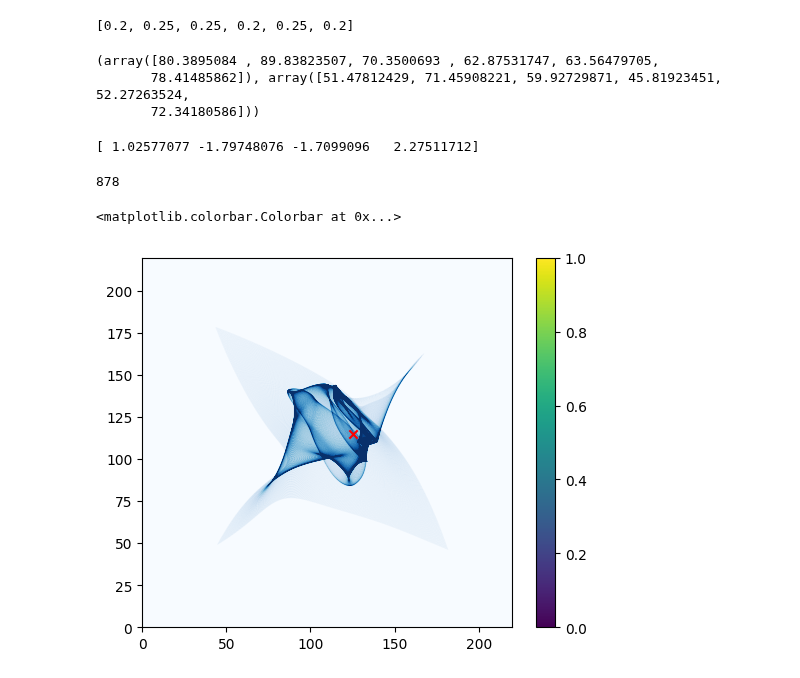
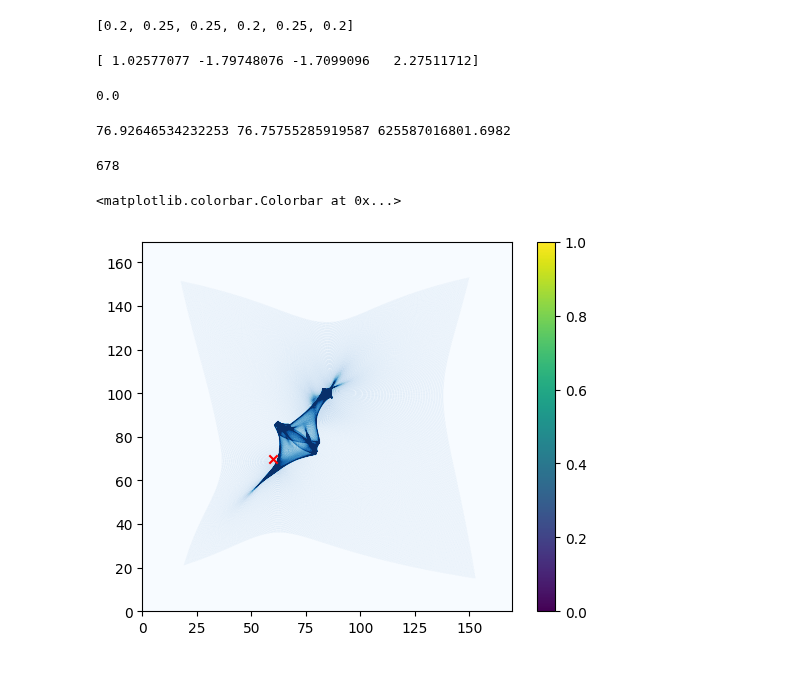
Before and after one commit to diceandcats/GWlensing_Brian, a Jupyter notebook: only_dt.ipynb, the cells around one changed output. Cells and saved outputs as stored; diff of their text form; code cells hidden in the pictures.

Commit message:
10/11 localization issues

```diff
--- a/only_dt.ipynb
+++ b/only_dt.ipynb
@@ -97,15 +97,7 @@ dt = (0.0, 88594.90558064939, 91797.85200701188, 91896.81383935199, 92121.653228
 # %%
 # set up the class
 
-cluster = ClusterLensing(datax_list, datay_list, data_psi_list, 0.5, 1, pixscale_list, diff_z=False)
-
-img = cluster.image_position(63.8,84.1, index = 1)
-dt = cluster.time_delay(img[0],img[1], index = 1)
-print(img)
+cluster = ClusterLensing_fyp(datax_list, datay_list, data_psi_list, 0.5, 1, pixscale_list, diff_z=False)
-# %% [output]
-(array([80.3895084 , 89.83823507, 70.3500693 , 62.87531747, 63.56479705,
-       78.41485862]), array([51.47812429, 71.45908221, 59.92729871, 45.81923451, 52.27263524,
-       72.34180586]))
 # %%
 # check with the lenstronomy package directly
 realsize = 878
@@ -125,29 +117,41 @@ mag = lensModel_real.magnification(img_po[0], img_po[1], kwargs_lens2)
 print(mag)
 # %% [output]
 [ 1.02577077 -1.79748076 -1.7099096   2.27511712]
+# %%
+src_guess = (63.8, 84.1)
+chi_sq = cluster.chi_squared(src_guess, dt, index = 1)
+print(chi_sq)
+# %% [output]
+0.0
+# %%
+# localization of images
+x_approx, y_approx, chi_sq = cluster.localize_known_cluster(x_src_guess=75,y_src_guess=80,dt_true = dt, index = 1)
+print(x_approx, y_approx, chi_sq)
+# %% [output]
+76.92646534232253 76.75755285919587 625587016801.6982
 # %%
-print(len(datax_list[4]))
+print(len(datax_list[1]))
 # %% [output]
-878
+678
 # %%
 # look at the caustic
-array_test = np.zeros((878,878))
-datay = datay_list[4]/0.25
-datax = datax_list[4]/0.25
-for i in range(0,878):
-    for j in range(0,878):
+array_test = np.zeros((678,678))
+datay = datay_list[1]/0.25
+datax = datax_list[1]/0.25
+for i in range(0,678):
+    for j in range(0,678):
         ycoord = i-datay[i,j]
         xcoord = j-datax[i,j]
         ydec = ycoord%1
         xdec = xcoord%1
         xfloor = floor(xcoord)
         yfloor = floor(ycoord)
         array_test[yfloor,xfloor] += 1
 
-plt.imshow(array_test, cmap='Blues', vmax = 20, extent=[0, 878*0.25, 878*0.25,0 ])
-plt.scatter(125,115, c = 'r', marker='x')
+plt.imshow(array_test, cmap='Blues', vmax = 20, extent=[0, 678*0.25, 678*0.25,0 ])
+plt.scatter(60,70, c = 'r', marker='x')
 plt.gca().invert_yaxis()
 plt.colorbar()
 # %% [output]
 <matplotlib.colorbar.Colorbar at 0x...>
-[figure, old version]
+[figure, new version]
```
Also changed, not shown: parts of 2 cells of this notebook, 1 other file.
